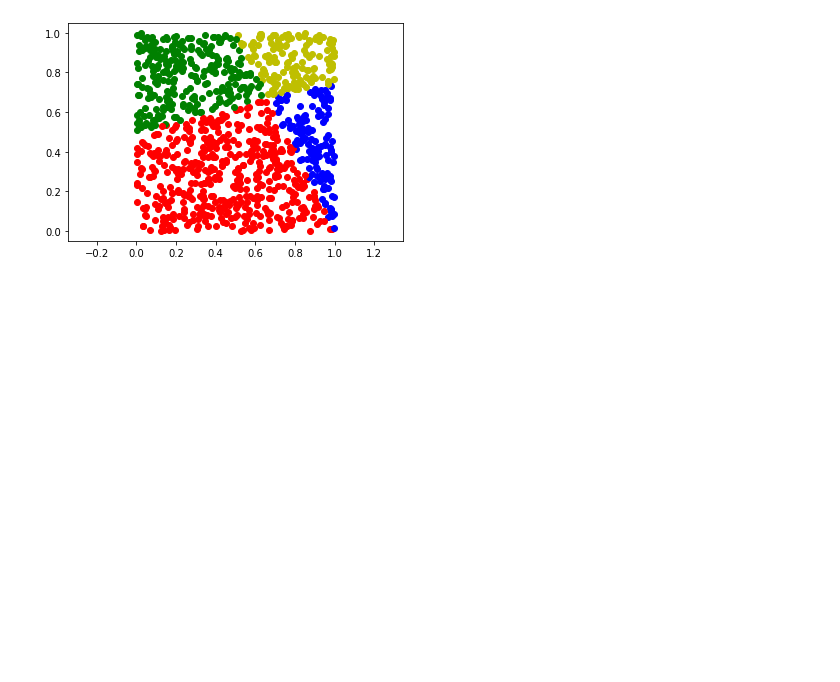
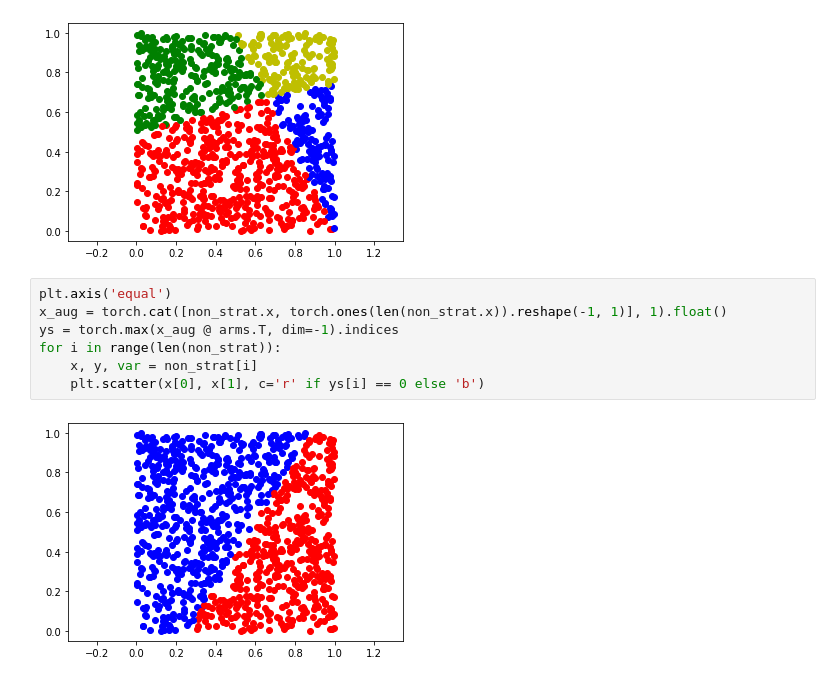
Before and after one commit to eliotshekhtman/cs6784-final-project, a Jupyter notebook: playground.ipynb, the cells around one changed output. Saved outputs shown, nothing was run; the diff lists cells and outputs as text; blank space fills up the shorter version.

```diff
--- a/playground.ipynb
+++ b/playground.ipynb
@@ -21,3 +21,12 @@ for i in range(len(non_strat)):
     plt.scatter(x[0], x[1], c='r' if y[0] < 0 and y[1] < 0 else 'g' if y[0] < 0 and y[1] >= 0 else 'b' if y[0] >= 0 and y[1] < 0 else 'y')
 # %% [output]
 [figure]
+# %%
+plt.axis('equal')
+x_aug = torch.cat([non_strat.x, torch.ones(len(non_strat.x)).reshape(-1, 1)], 1).float()
+ys = torch.max(x_aug @ arms.T, dim=-1).indices
+for i in range(len(non_strat)):
+    x, y, var = non_strat[i]
+    plt.scatter(x[0], x[1], c='r' if ys[i] == 0 else 'b')
+# %% [output]
+[figure, added]
```
Also changed, not shown: 1 other file.
